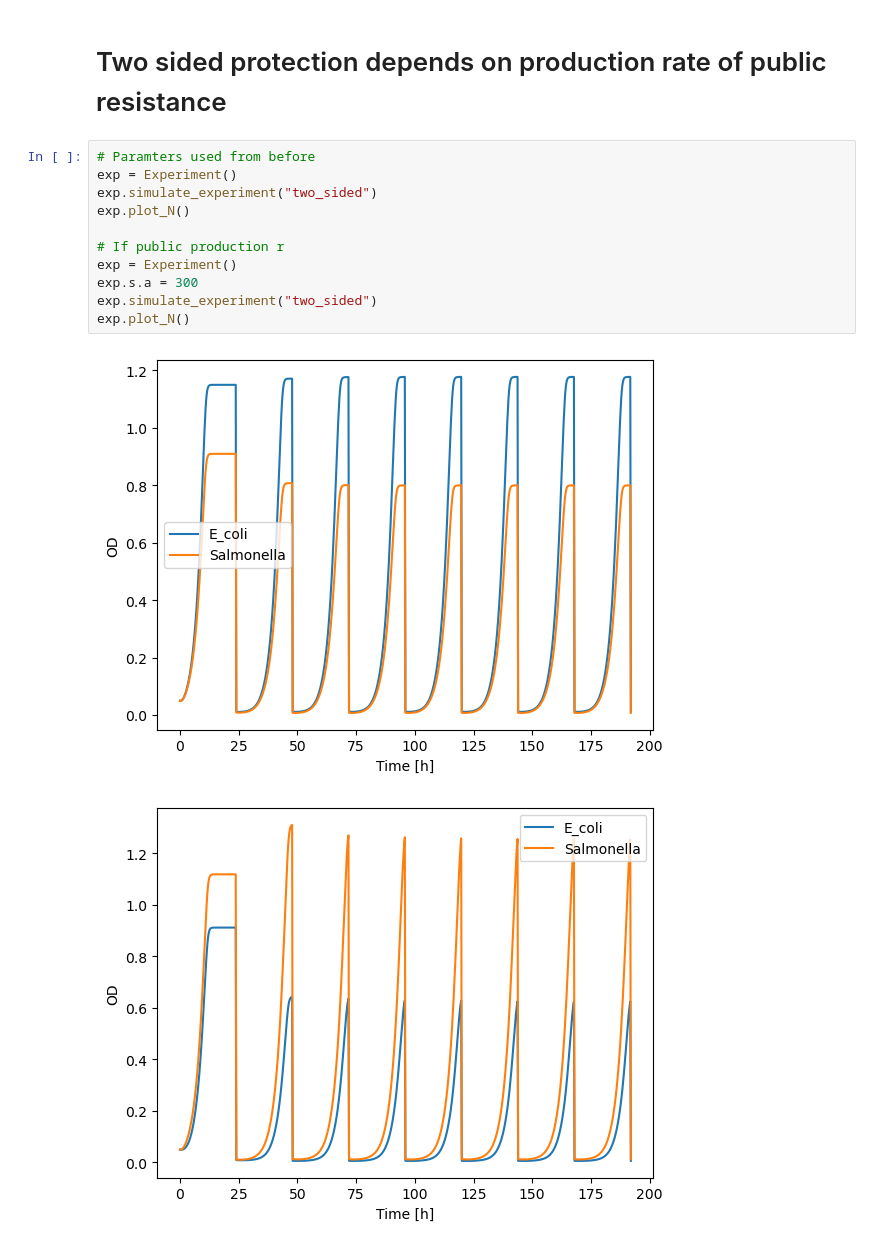
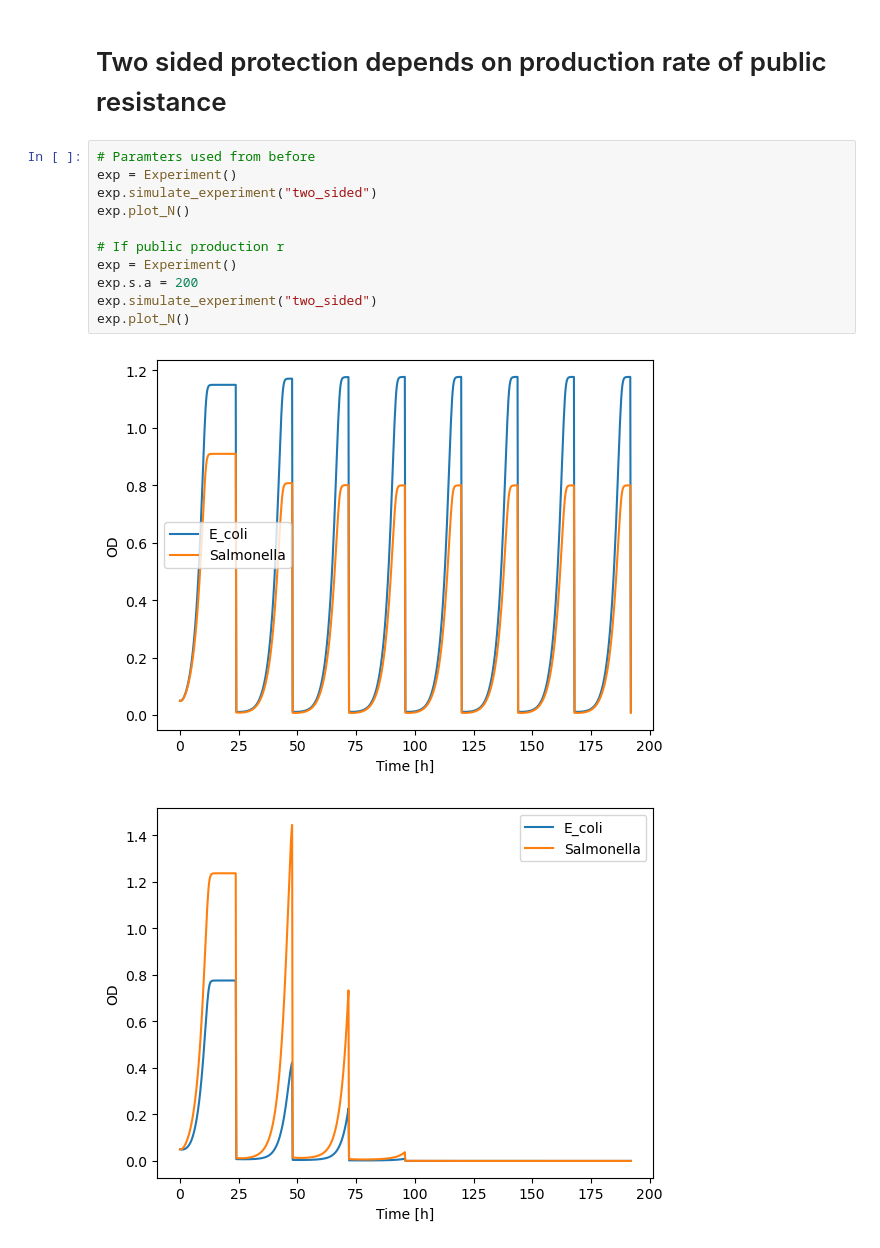
Before and after one commit to nahanoo/toxicity_kuleuven, a Jupyter notebook: overview.ipynb, the cells around one changed output. Saved outputs shown, nothing was run; the diff lists cells and outputs as text.

```diff
--- a/overview.ipynb
+++ b/overview.ipynb
@@ -63,14 +63,14 @@ exp.plot_N()
 # %%
 # Paramters used from before
 exp = Experiment()
 exp.simulate_experiment("two_sided")
 exp.plot_N()
 
 # If public production r
 exp = Experiment()
-exp.s.a = 300
+exp.s.a = 200
 exp.simulate_experiment("two_sided")
 exp.plot_N()
 # %% [output]
 [figure]
-[figure, old version]
+[figure, new version]
```
